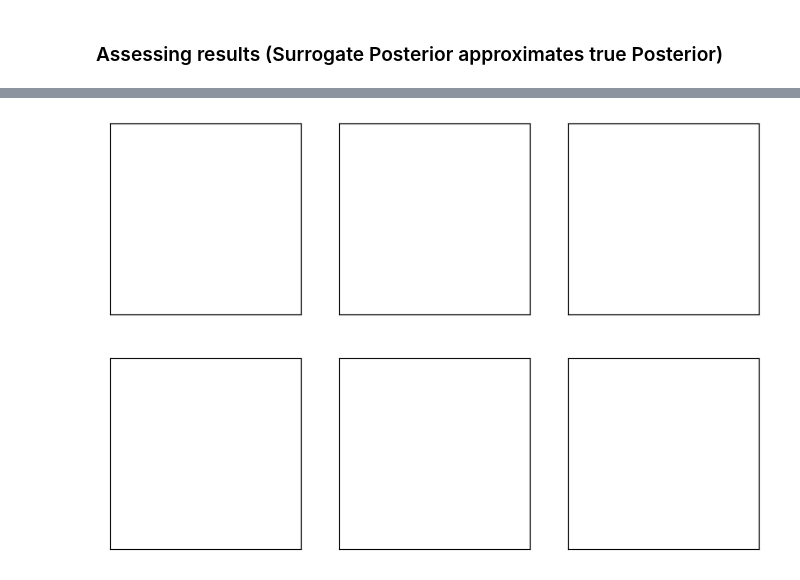
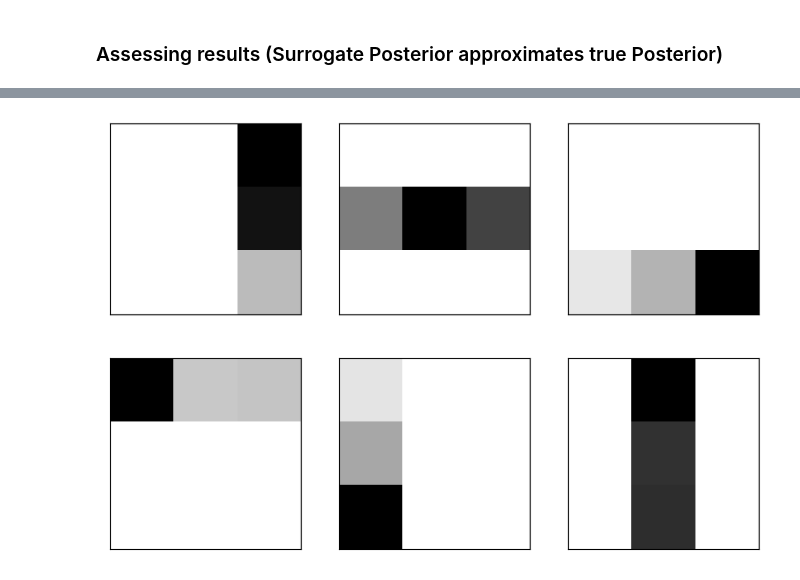
Before and after one commit to JannisZeller/topicflow, a Jupyter notebook: tfp_variational_inference.ipynb, the cells around one changed output, grey strips where cells are left out. Cells and saved outputs as stored; diff of their text form; code cells hidden in the pictures.

```diff
--- a/tfp_variational_inference.ipynb
+++ b/tfp_variational_inference.ipynb
@@ -5,12 +5,16 @@ Orientation: https://colab.research.google.com/github/tensorflow/probability/blo
 # %% [markdown]
 ### Settings
 # %%
-N_docs       = 300
+N_docs       = 1000
 sqrt_N_vocab = 3
 N_words      = 50
 
-ragged   = True
-train_on = False
+## Variable Document Lengths?
+ragged = False
+## Surrogate Posterior dist-class
+use_build_factored_surrogate_posterior = True
+## Unconstraining Bijectors
+use_softmax = True # Else softplus is used
 
 N_topics = int(2*sqrt_N_vocab)
 N_vocab  = int(sqrt_N_vocab**2)
@@ -249,5 +287,8 @@ sample = surrogate_posterior.sample(100)
+# %%
+sample = surrogate_posterior.sample(10000)
+if not use_softmax:
+    Thetas_sample = tf.nn.softmax(sample['Theta'])
 # %%
-_ = tp_utils.visualize_topics(tf.reduce_mean(sample['Theta'], axis=0), N_row=2, N_col=3)
-# _ = tp_utils.visualize_topics(tf.reduce_mean(sample[1], axis=0), N_row=2, N_col=3)
+_ = tp_utils.visualize_topics(tf.reduce_mean(Thetas_sample, axis=0), N_row=2, N_col=3)
 # %% [output]
-[figure, old version]
+[figure, new version]
```
Also changed, not shown: parts of 9 cells of this notebook, 1 other file.
